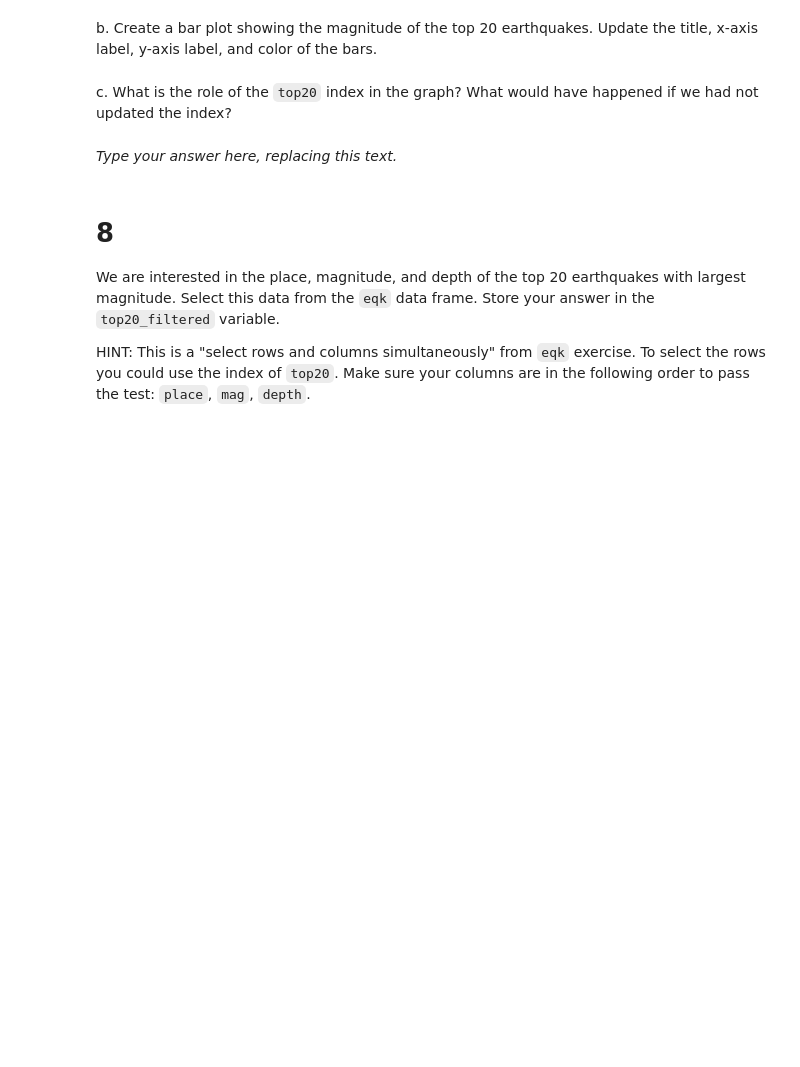
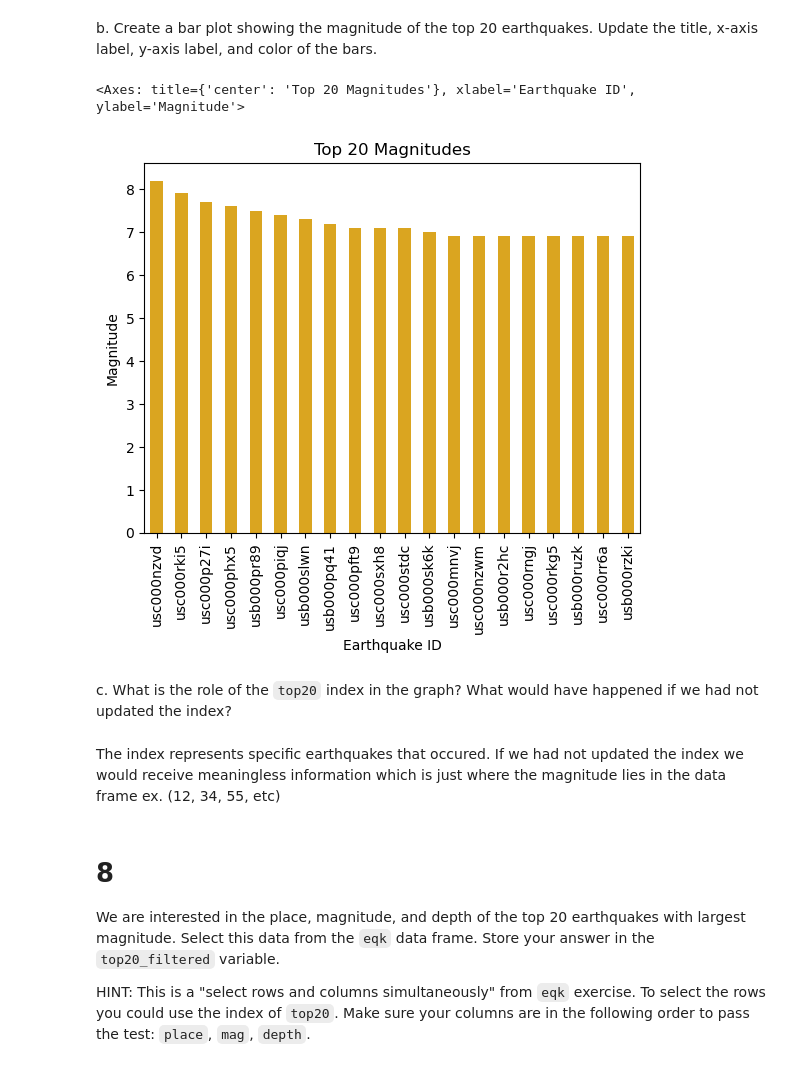
Before and after one commit to petervitale910/eds220-hwk1, a Jupyter notebook: task3/hwk1-task3-earthquakes.ipynb, the cells around one changed output. Drawn from its saved outputs; the diff is of its cells as text; code cells hidden in the pictures; blank space fills up the shorter version.

```diff
--- a/task3/hwk1-task3-earthquakes.ipynb
+++ b/task3/hwk1-task3-earthquakes.ipynb
@@ -153,3 +185,5 @@ top20 = ...
+# %%
+top20 = eqk['mag'].nlargest(20)
 # %%
 # View the dataframe
 top20
@@ -159,14 +213,23 @@ grader.check("q7_a")
 <!-- BEGIN QUESTION -->
 
 b. Create a bar plot showing the magnitude of the top 20 earthquakes. Update the title, x-axis label, y-axis label, and color of the bars.
+# %%
+top20.plot(kind = 'bar',
+          title = 'Top 20 Magnitudes',
+          xlabel = 'Earthquake ID',
+          ylabel = 'Magnitude',
+          color = 'goldenrod')
+# %% [output]
+<Axes: title={'center': 'Top 20 Magnitudes'}, xlabel='Earthquake ID', ylabel='Magnitude'>
+[figure, added]
 # %% [markdown]
 <!-- END QUESTION -->
 
 <!-- BEGIN QUESTION -->
 
 c. What is the role of the `top20` index in the graph? What would have happened if we had not updated the index?
-# %% [markdown]
-_Type your answer here, replacing this text._
+# %% [markdown]
+The index represents specific earthquakes that occured. If we had not updated the index we would receive meaningless information which is just where the magnitude lies in the data frame ex. (12, 34, 55, etc)
 # %% [markdown]
 <!-- END QUESTION -->
 
```
Also changed, not shown: parts of 27 cells of this notebook.
